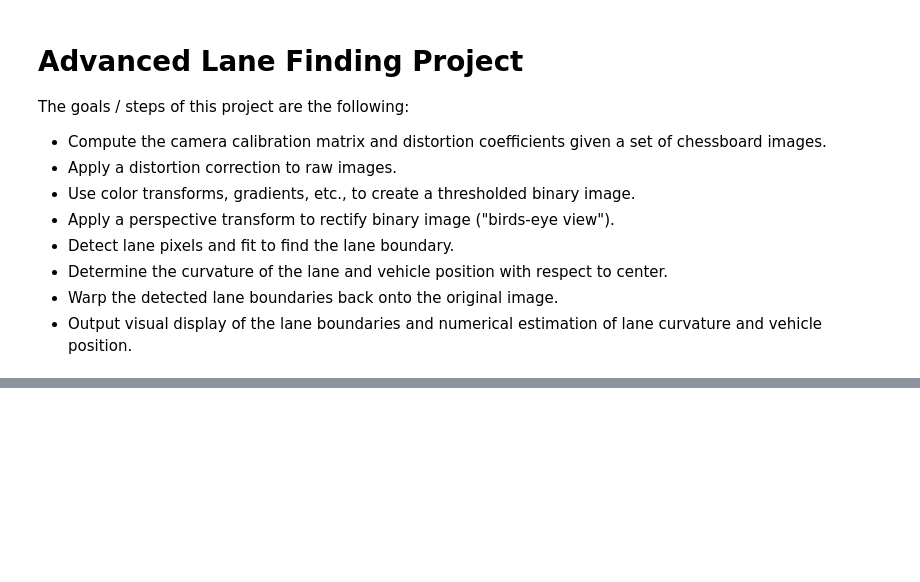
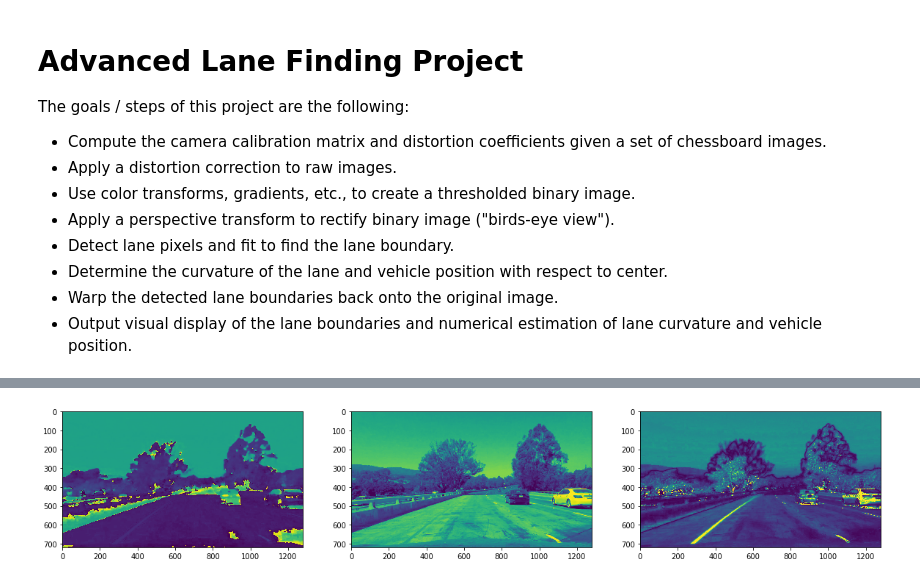
Before and after one commit to darienmt/CarND-Advanced-Lane-Lines-P4, a Jupyter notebook: Advance Lane Lines.ipynb, the cells around one changed output, grey strips where cells are left out. Cells and saved outputs as stored; diff of their text form; code cells hidden in the pictures; blank space fills up the shorter version.

```diff
--- a/Advance Lane Lines.ipynb
+++ b/Advance Lane Lines.ipynb
@@ -41,0 +87,6 @@ showImages(calibrationImages, 4, 5, (15, 13))
+# %%
+fig, axes = plt.subplots(ncols=3, figsize=(20,10))
+for index, a in enumerate(axes):
+    a.imshow(hlsOriginal[:,:,index])
+# %% [output]
+[figure, added]
```
Also changed, not shown: parts of 11 cells of this notebook, 2 other files.
